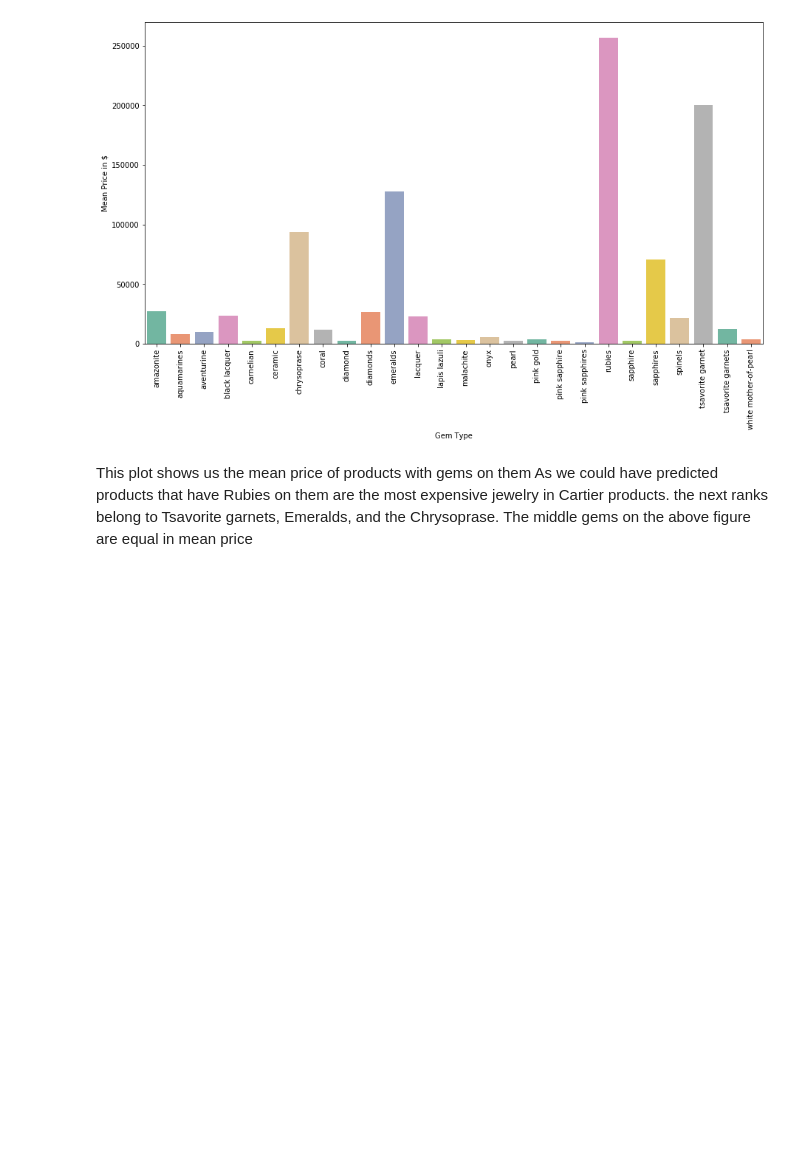
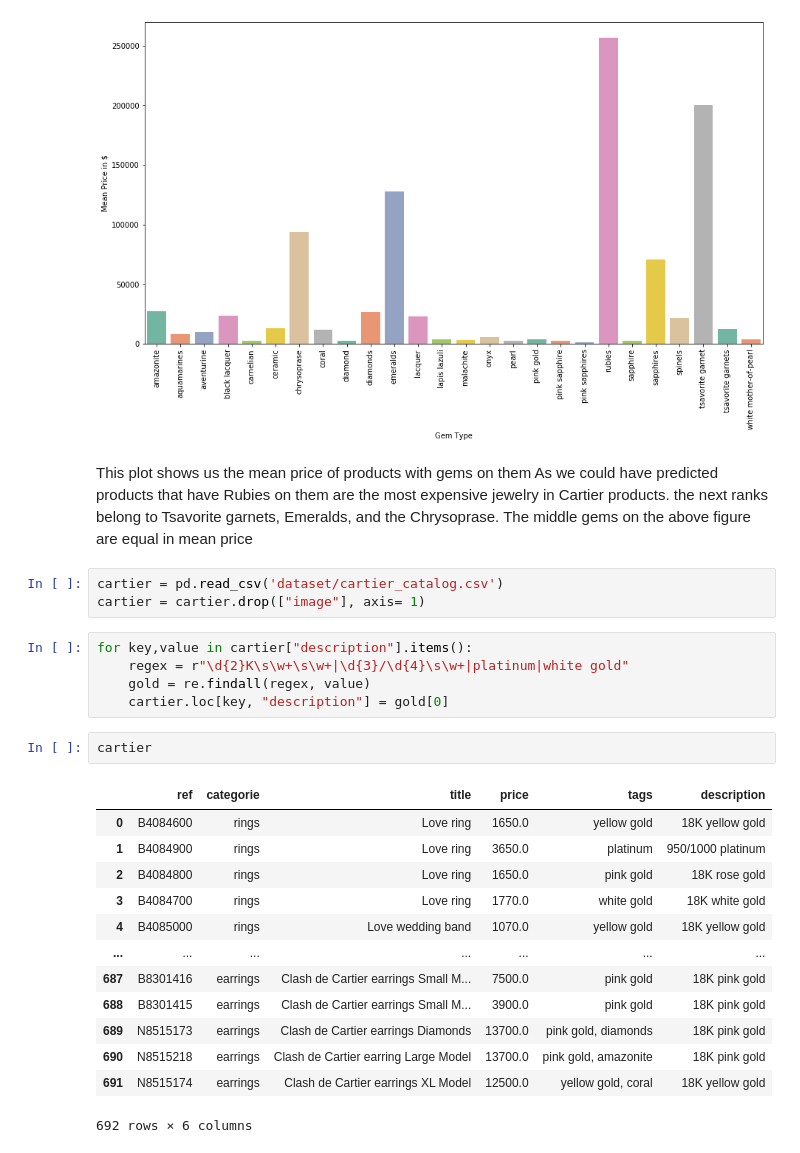
Before and after one commit to SoroushGhaderi/cartier_jewelry_data_analysis, a Jupyter notebook: cartier_jewelry_data_analysis.ipynb, the cells around one changed output. Drawn from its saved outputs; the diff is of its cells as text; blank space fills up the shorter version.

Commit message:
use regex for description parse

```diff
--- a/cartier_jewelry_data_analysis.ipynb
+++ b/cartier_jewelry_data_analysis.ipynb
@@ -171,3 +172,27 @@ plt.show()
 # %% [markdown]
 This plot shows us the mean price of products with gems on them
 As we could have predicted products that have Rubies on them are the most expensive jewelry in Cartier products. the next ranks belong to Tsavorite garnets, Emeralds, and the Chrysoprase. The middle gems on the above figure are equal in mean price
+# %%
+cartier = pd.read_csv('dataset/cartier_catalog.csv')
+cartier = cartier.drop(["image"], axis= 1)
+# %%
+for key,value in cartier["description"].items():
+    regex = r"\d{2}K\s\w+\s\w+|\d{3}/\d{4}\s\w+|platinum|white gold"
+    gold = re.findall(regex, value)
+    cartier.loc[key, "description"] = gold[0]
+# %%
+cartier
+# %% [output]
+|  | ref | categorie | title | price | tags | description |
+| 0 | B4084600 | rings | Love ring | 1650.0 | yellow gold | 18K yellow gold |
+| 1 | B4084900 | rings | Love ring | 3650.0 | platinum | 950/1000 platinum |
+| 2 | B4084800 | rings | Love ring | 1650.0 | pink gold | 18K rose gold |
+| 3 | B4084700 | rings | Love ring | 1770.0 | white gold | 18K white gold |
+| 4 | B4085000 | rings | Love wedding band | 1070.0 | yellow gold | 18K yellow gold |
+| ... | ... | ... | ... | ... | ... | ... |
+| 687 | B8301416 | earrings | Clash de Cartier earrings Small M... | 7500.0 | pink gold | 18K pink gold |
+| 688 | B8301415 | earrings | Clash de Cartier earrings Small M... | 3900.0 | pink gold | 18K pink gold |
+| 689 | N8515173 | earrings | Clash de Cartier earrings Diamonds | 13700.0 | pink gold, diamonds | 18K pink gold |
+| 690 | N8515218 | earrings | Clash de Cartier earring Large Model | 13700.0 | pink gold, amazonite | 18K pink gold |
+| 691 | N8515174 | earrings | Clash de Cartier earrings XL Model | 12500.0 | yellow gold, coral | 18K yellow gold |
+692 rows × 6 columns
```
Also changed, not shown: parts of 2 cells of this notebook, 1 other file.
